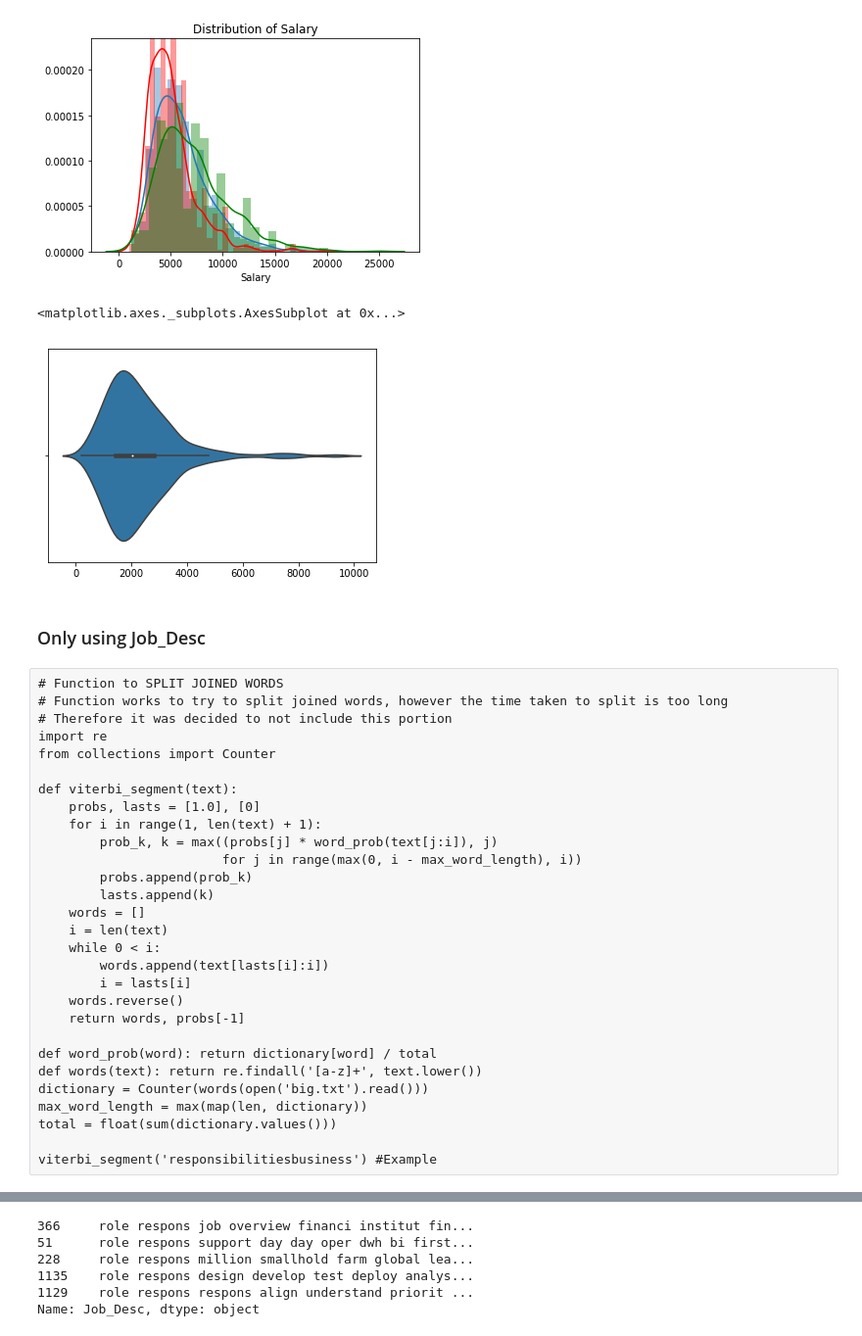
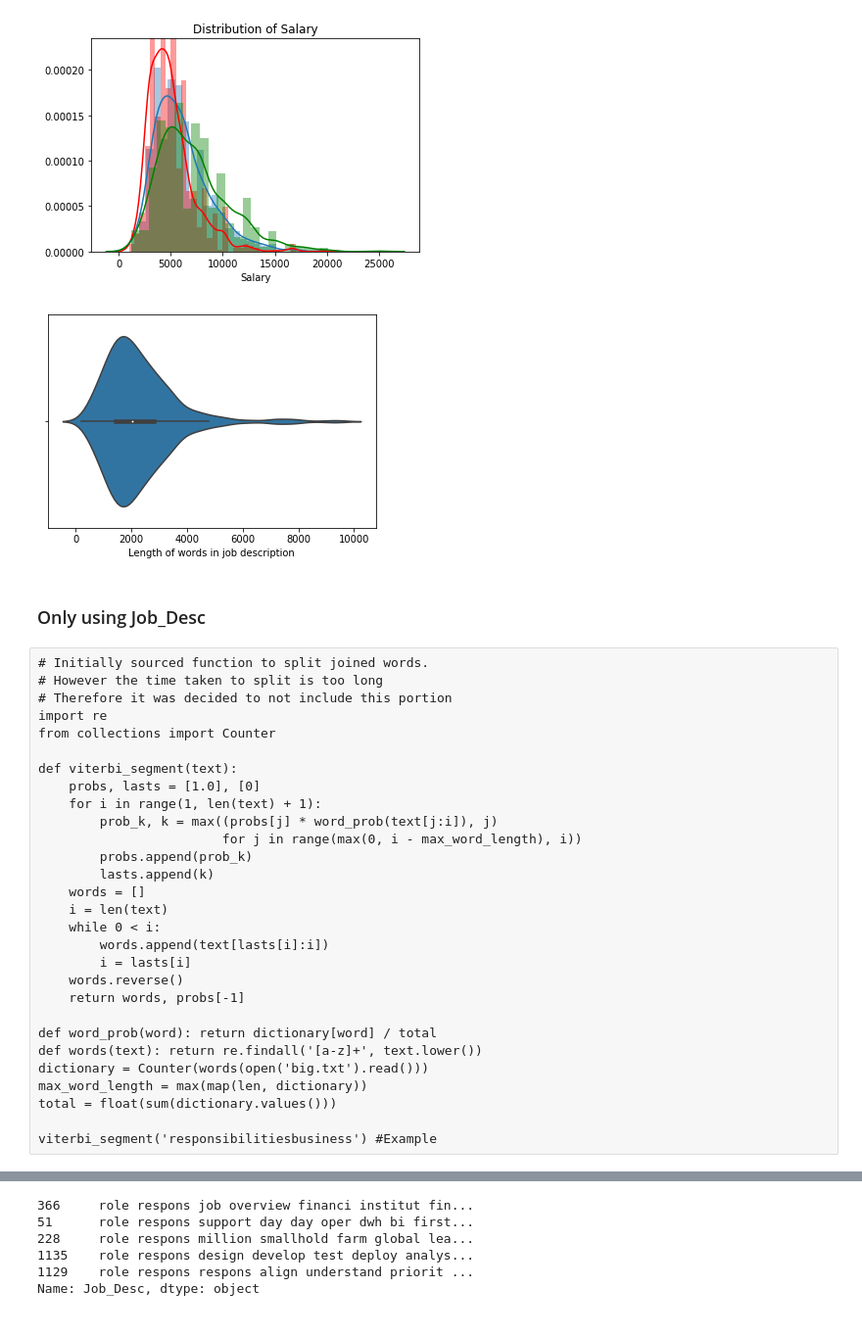
Before and after one commit to yenngee/PROJECT_webscrape-analyze-data-jobs, a Jupyter notebook: Project_4b_Question1.ipynb, the cells around one changed output, grey strips where cells are left out. Shown at 98% size. Drawn from its saved outputs; the diff is of its cells as text; code cells hidden in the pictures.

```diff
--- a/Project_4b_Question1.ipynb
+++ b/Project_4b_Question1.ipynb
@@ -129,14 +132,14 @@ plt.xlabel('Salary');
 [figure]
 # %%
 sns.violinplot([len(desc) for desc in jobs['Job_Desc']])
+plt.xlabel('Length of words in job description');
 # %% [output]
-<matplotlib.axes._subplots.AxesSubplot at 0x...>
-[figure, old version]
+[figure, new version]
 # %% [markdown]
 ### Only using Job_Desc
 # %% [raw]
-# Function to SPLIT JOINED WORDS
-# Function works to try to split joined words, however the time taken to split is too long
+# Initially sourced function to split joined words.
+# However the time taken to split is too long
 # Therefore it was decided to not include this portion
 import re
 from collections import Counter
```
Also changed, not shown: parts of 36 cells of this notebook, 1 other file.
